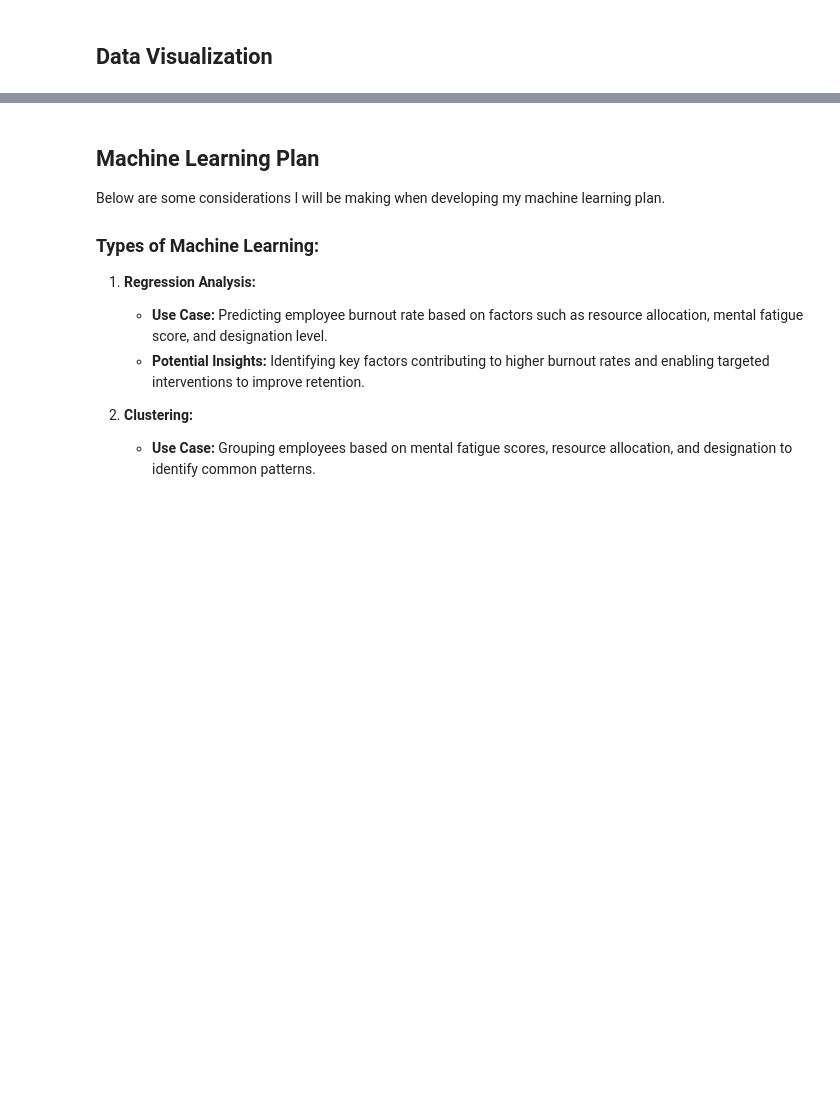
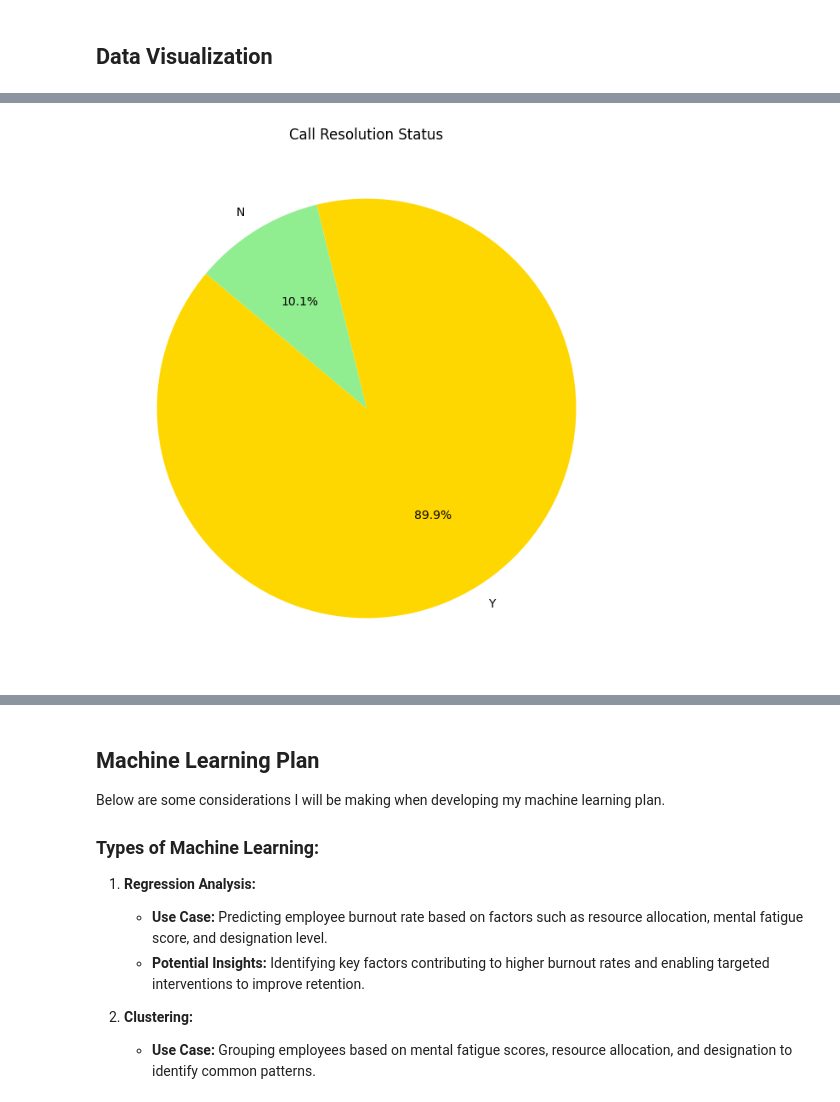
Before and after one commit to IT4063C-Fall24/final-project-cortesne, a Jupyter notebook: source.ipynb, the cells around one changed output, grey strips where cells are left out. Drawn from its saved outputs; the diff is of its cells as text; code cells hidden in the pictures; blank space fills up the shorter version.

Commit message:
I updated the graphs, but I plan on updating them more

```diff
--- a/source.ipynb
+++ b/source.ipynb
@@ -332,0 +319,9 @@ import seaborn as sns
+# %%
+plt.figure(figsize=(8, 8))
+resolved_counts = data["Resolved"].value_counts()
+resolved_counts.plot(kind="pie", autopct="%1.1f%%", colors=["gold", "lightgreen"], startangle=140)
+plt.title("Call Resolution Status")
+plt.ylabel("")
+plt.show()
+# %% [output]
+[figure, added]
```
Also changed, not shown: parts of 10 cells of this notebook.
